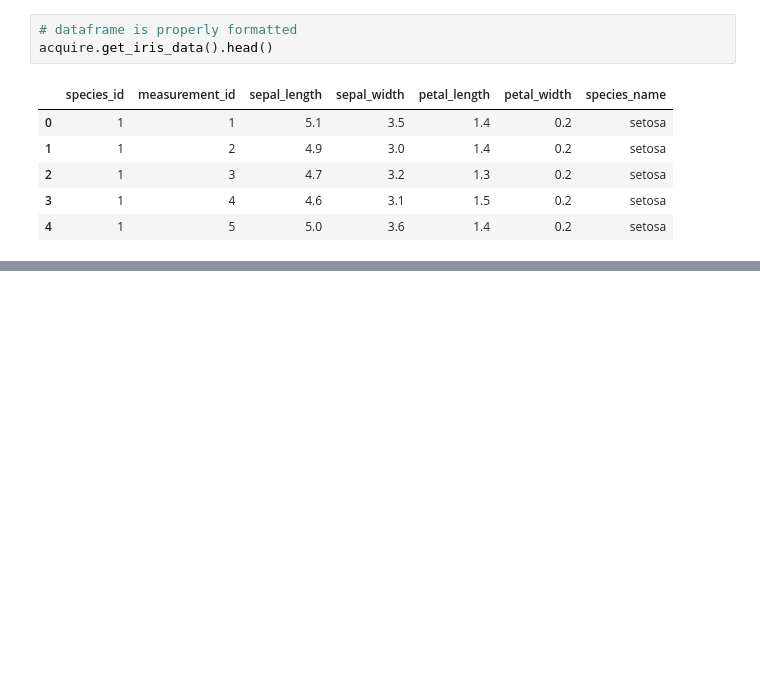
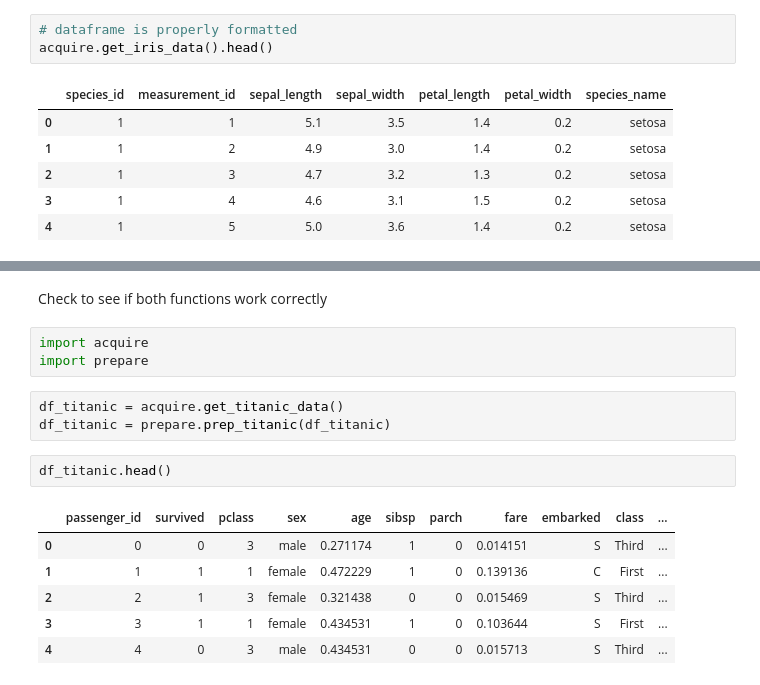
Before and after one commit to Promeos/classification-exercises, a Jupyter notebook: classification_exercises.ipynb, the cells around one changed output, grey strips where cells are left out. Drawn from its saved outputs; the diff is of its cells as text; blank space fills up the shorter version.

Commit message:
updated classification notebook with companion helper functions in .py file

```diff
--- a/classification_exercises.ipynb
+++ b/classification_exercises.ipynb
@@ -250,0 +369,17 @@ acquire.get_iris_data().head()
+# %% [markdown]
+Check to see if both functions work correctly
+# %%
+import acquire
+import prepare
+# %%
+df_titanic = acquire.get_titanic_data()
+df_titanic = prepare.prep_titanic(df_titanic)
+# %%
+df_titanic.head()
+# %% [output]
+|  | passenger_id | survived | pclass | sex | age | sibsp | parch | fare | embarked | class | ... |
+| 0 | 0 | 0 | 3 | male | 0.271174 | 1 | 0 | 0.014151 | S | Third | ... |
+| 1 | 1 | 1 | 1 | female | 0.472229 | 1 | 0 | 0.139136 | C | First | ... |
+| 2 | 2 | 1 | 3 | female | 0.321438 | 0 | 0 | 0.015469 | S | Third | ... |
+| 3 | 3 | 1 | 1 | female | 0.434531 | 1 | 0 | 0.103644 | S | First | ... |
+| 4 | 4 | 0 | 3 | male | 0.434531 | 0 | 0 | 0.015713 | S | Third | ... |
```
Also changed, not shown: parts of 34 cells of this notebook, 1 other file.
